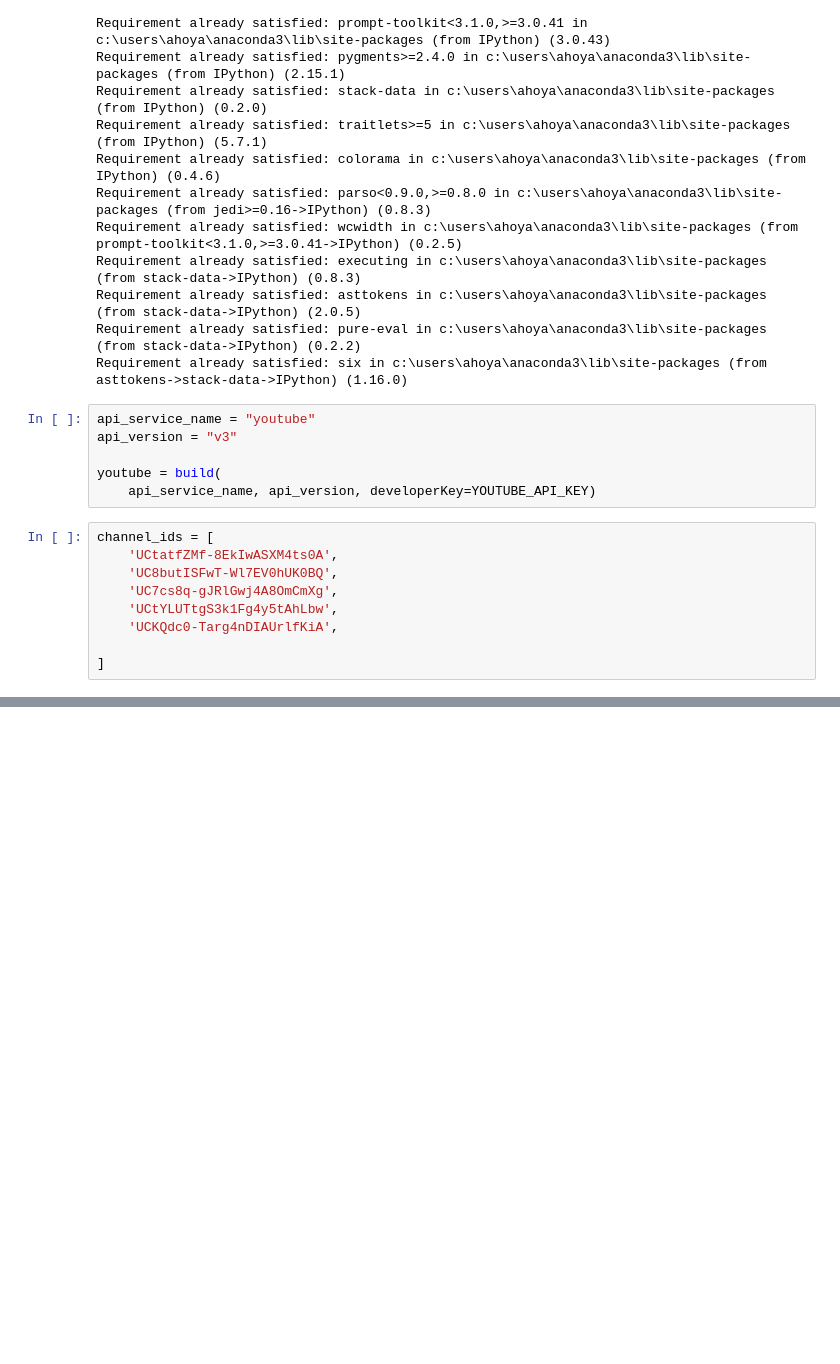
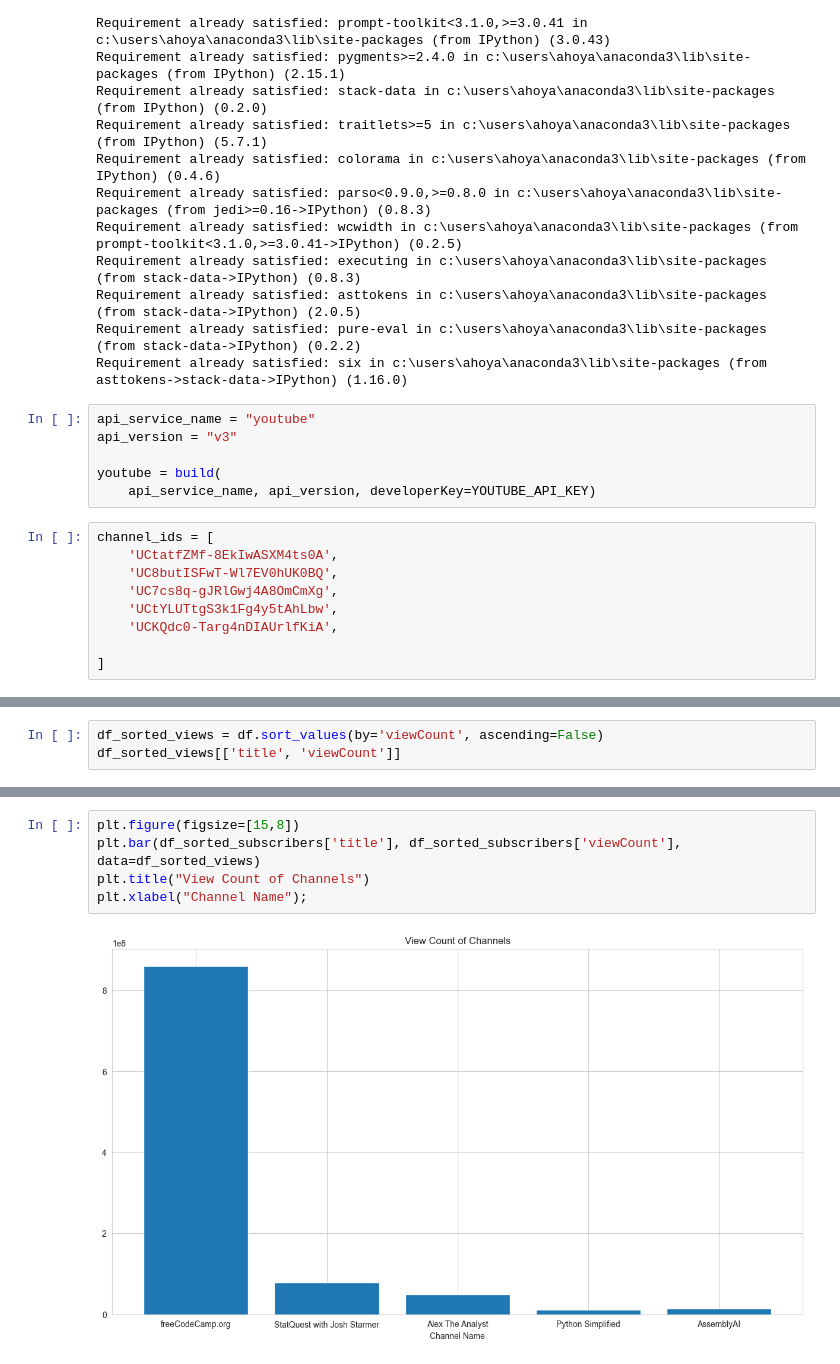
Before and after one commit to afakruha2003/sisterlab_api, a Jupyter notebook: youtube_api.ipynb, the cells around one changed output, grey strips where cells are left out. Cells and saved outputs as stored; diff of their text form; blank space fills up the shorter version.

```diff
--- a/youtube_api.ipynb
+++ b/youtube_api.ipynb
@@ -110,0 +198,3 @@ df
+# %%
+df_sorted_views = df.sort_values(by='viewCount', ascending=False)
+df_sorted_views[['title', 'viewCount']]
@@ -110,0 +208,7 @@ df
+# %%
+plt.figure(figsize=[15,8])
+plt.bar(df_sorted_subscribers['title'], df_sorted_subscribers['viewCount'], data=df_sorted_views)
+plt.title("View Count of Channels")
+plt.xlabel("Channel Name");
+# %% [output]
+[figure, added]
```
Also changed, not shown: parts of 21 cells of this notebook.
